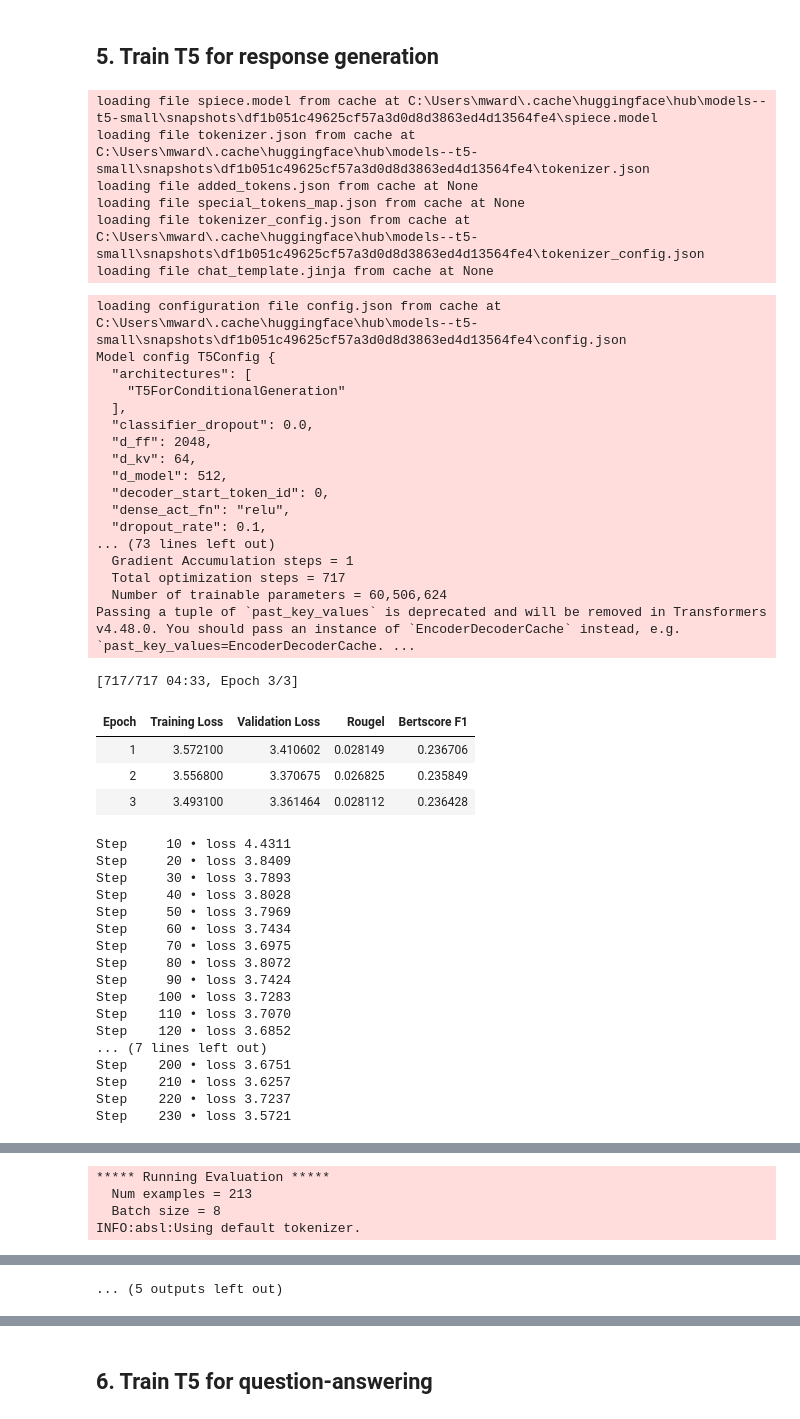
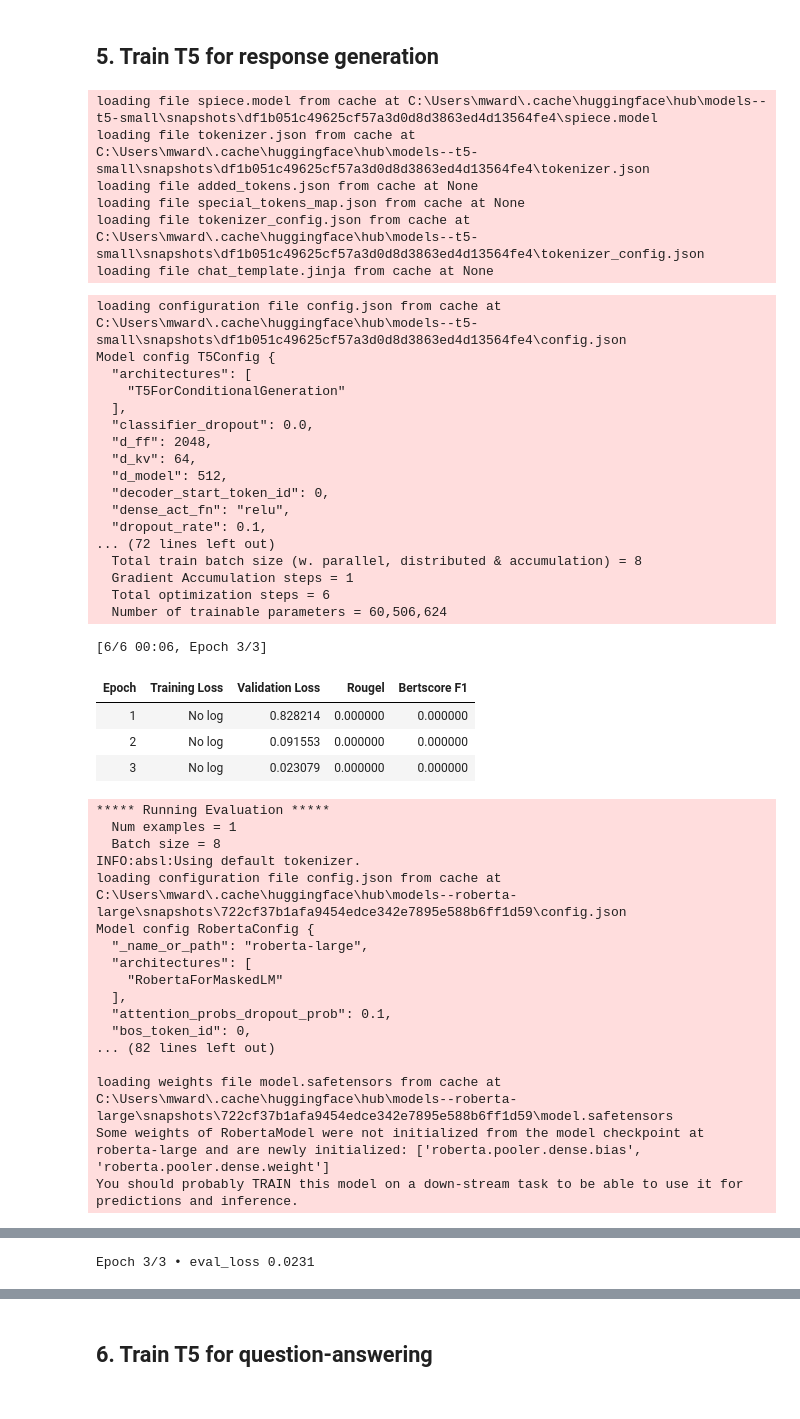
Before and after one commit to mward2020/Project_3, a Jupyter notebook: mental_health_chatbot_happy_brain.ipynb, the cells around one changed output, grey strips where cells are left out. Drawn from its saved outputs; the diff is of its cells as text; code cells hidden in the pictures.

```diff
--- a/mental_health_chatbot_happy_brain.ipynb
+++ b/mental_health_chatbot_happy_brain.ipynb
@@ -155,7 +153,7 @@ class StepPrinter(TrainerCallback):
 # Toggle individual CSVs and provide their column mapping
 # Format: name: (enabled, path, question_col, answer_col)
 DATASETS = {
-    "ds1": (True,  "./data/ds1_transformed_mental_health_chatbot_dataset.csv",  "question", "answer"),
+    "ds1": (False,  "./data/ds1_transformed_mental_health_chatbot_dataset.csv",  "question", "answer"),
     "ds2": (False,  "./data/ds2_transformed_mental_health_chatbot.csv",         "question", "answer"),
     "ds3": (False,  "./data/ds3_mental_health_faq_cleaned.csv",                 "Question", "Answer"),
     "ds4": (False,  "./data/ds4_mental_health_chatbot_dataset_merged_modes.csv","prompt",   "response"),
@@ -561,9 +641,12 @@ data_collator = DataCollatorForSeq2Seq(
 # Build input/target pairs: user text -> helpful response
 # For now we use 'question' as input and 'answer' as target
 def build_t5_pairs(example):
-    example["input_text"]  = "respond: " + example["question"]
-    example["target_text"] = example["answer"]
+    question = example.get("question") or example.get("text") or ""
+    answer = example.get("answer") or example.get("response") or ""
+    example["input_text"] = "respond: " + question
+    example["target_text"] = answer
     return example
+
 
 resp_train = train_ds.map(build_t5_pairs)
 resp_test  = test_ds.map(build_t5_pairs)
@@ -644,54 +727,54 @@ trainer_resp = Seq2SeqTrainer(
 trainer_resp.train()
 
 # Robust save
 resp_model.save_pretrained(SAVE_ROOT/"t5_response_generator")
 tokenizer_t5.save_pretrained(SAVE_ROOT/"t5_response_generator"),
 callbacks=[StepPrinter]
 trainer_resp.save_model()
 tokenizer_t5.save_pretrained(resp_args.output_dir)
 # %% [output]
 loading file spiece.model from cache at C:\Users\mward\.cache\huggingface\hub\models--t5-small\snapshots\df1b051c49625cf57a3d0d8d3863ed4d13564fe4\spiece.model
 loading file tokenizer.json from cache at C:\Users\mward\.cache\huggingface\hub\models--t5-small\snapshots\df1b051c49625cf57a3d0d8d3863ed4d13564fe4\tokenizer.json
 loading file added_tokens.json from cache at None
 loading file special_tokens_map.json from cache at None
 loading file tokenizer_config.json from cache at C:\Users\mward\.cache\huggingface\hub\models--t5-small\snapshots\df1b051c49625cf57a3d0d8d3863ed4d13564fe4\tokenizer_config.json
 loading file chat_template.jinja from cache at None
 loading configuration file config.json from cache at C:\Users\mward\.cache\huggingface\hub\models--t5-small\snapshots\df1b051c49625cf57a3d0d8d3863ed4d13564fe4\config.json
 Model config T5Config {
   "architectures": [
     "T5ForConditionalGeneration"
   ],
   "classifier_dropout": 0.0,
   "d_ff": 2048,
   "d_kv": 64,
   "d_model": 512,
   "decoder_start_token_id": 0,
   "dense_act_fn": "relu",
   "dropout_rate": 0.1,
-... (73 lines left out)
+... (72 lines left out)
+  Total train batch size (w. parallel, distributed & accumulation) = 8
   Gradient Accumulation steps = 1
-  Total optimization steps = 717
+  Total optimization steps = 6
   Number of trainable parameters = 60,506,624
-Passing a tuple of `past_key_values` is deprecated and will be removed in Transformers v4.48.0. You should pass an instance of `EncoderDecoderCache` instead, e.g. `past_key_values=EncoderDecoderCache. ...
-[717/717 04:33, Epoch 3/3]
+[6/6 00:06, Epoch 3/3]
 | Epoch | Training Loss | Validation Loss | Rougel | Bertscore F1 |
-| 1 | 3.572100 | 3.410602 | 0.028149 | 0.236706 |
-| 2 | 3.556800 | 3.370675 | 0.026825 | 0.235849 |
-| 3 | 3.493100 | 3.361464 | 0.028112 | 0.236428 |
+| 1 | No log | 0.828214 | 0.000000 | 0.000000 |
+| 2 | No log | 0.091553 | 0.000000 | 0.000000 |
+| 3 | No log | 0.023079 | 0.000000 | 0.000000 |
-Step     10 • loss 4.4311
-Step     20 • loss 3.8409
-Step     30 • loss 3.7893
-Step     40 • loss 3.8028
-Step     50 • loss 3.7969
-Step     60 • loss 3.7434
-Step     70 • loss 3.6975
-Step     80 • loss 3.8072
-Step     90 • loss 3.7424
-Step    100 • loss 3.7283
-Step    110 • loss 3.7070
-Step    120 • loss 3.6852
-... (7 lines left out)
-Step    200 • loss 3.6751
-Step    210 • loss 3.6257
-Step    220 • loss 3.7237
-Step    230 • loss 3.5721
+***** Running Evaluation *****
+  Num examples = 1
+  Batch size = 8
+INFO:absl:Using default tokenizer.
+loading configuration file config.json from cache at C:\Users\mward\.cache\huggingface\hub\models--roberta-large\snapshots\722cf37b1afa9454edce342e7895e588b6ff1d59\config.json
+Model config RobertaConfig {
+  "_name_or_path": "roberta-large",
+  "architectures": [
+    "RobertaForMaskedLM"
+  ],
+  "attention_probs_dropout_prob": 0.1,
+  "bos_token_id": 0,
+... (82 lines left out)
+
+loading weights file model.safetensors from cache at C:\Users\mward\.cache\huggingface\hub\models--roberta-large\snapshots\722cf37b1afa9454edce342e7895e588b6ff1d59\model.safetensors
+Some weights of RobertaModel were not initialized from the model checkpoint at roberta-large and are newly initialized: ['roberta.pooler.dense.bias', 'roberta.pooler.dense.weight']
+You should probably TRAIN this model on a down-stream task to be able to use it for predictions and inference.
@@ -744,4 +814 @@ Step    470 • loss 3.5568
-***** Running Evaluation *****
-  Num examples = 213
-  Batch size = 8
-INFO:absl:Using default tokenizer.
+Epoch 3/3 • eval_loss 0.0231
@@ -760,4 +837,3 @@ Copy vocab file to saved_models\t5_response_generator\checkpoint-478\spiece.mode
-... (5 outputs left out)
 # %%
 sample = resp_train_tok[0]
 print("Input length:", len(sample["input_ids"]))
```
Also changed, not shown: parts of 10 cells of this notebook, 2 other files.
